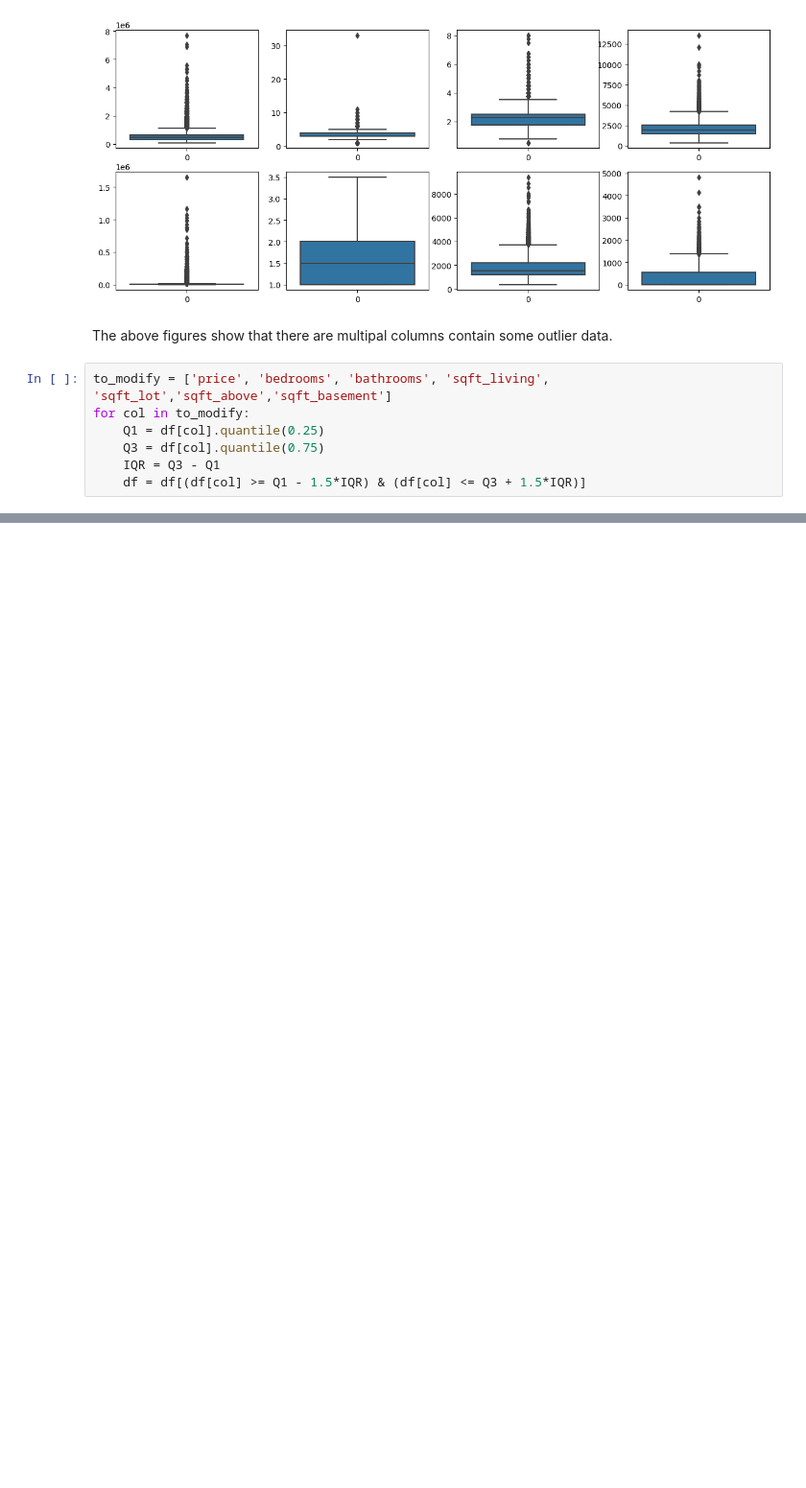
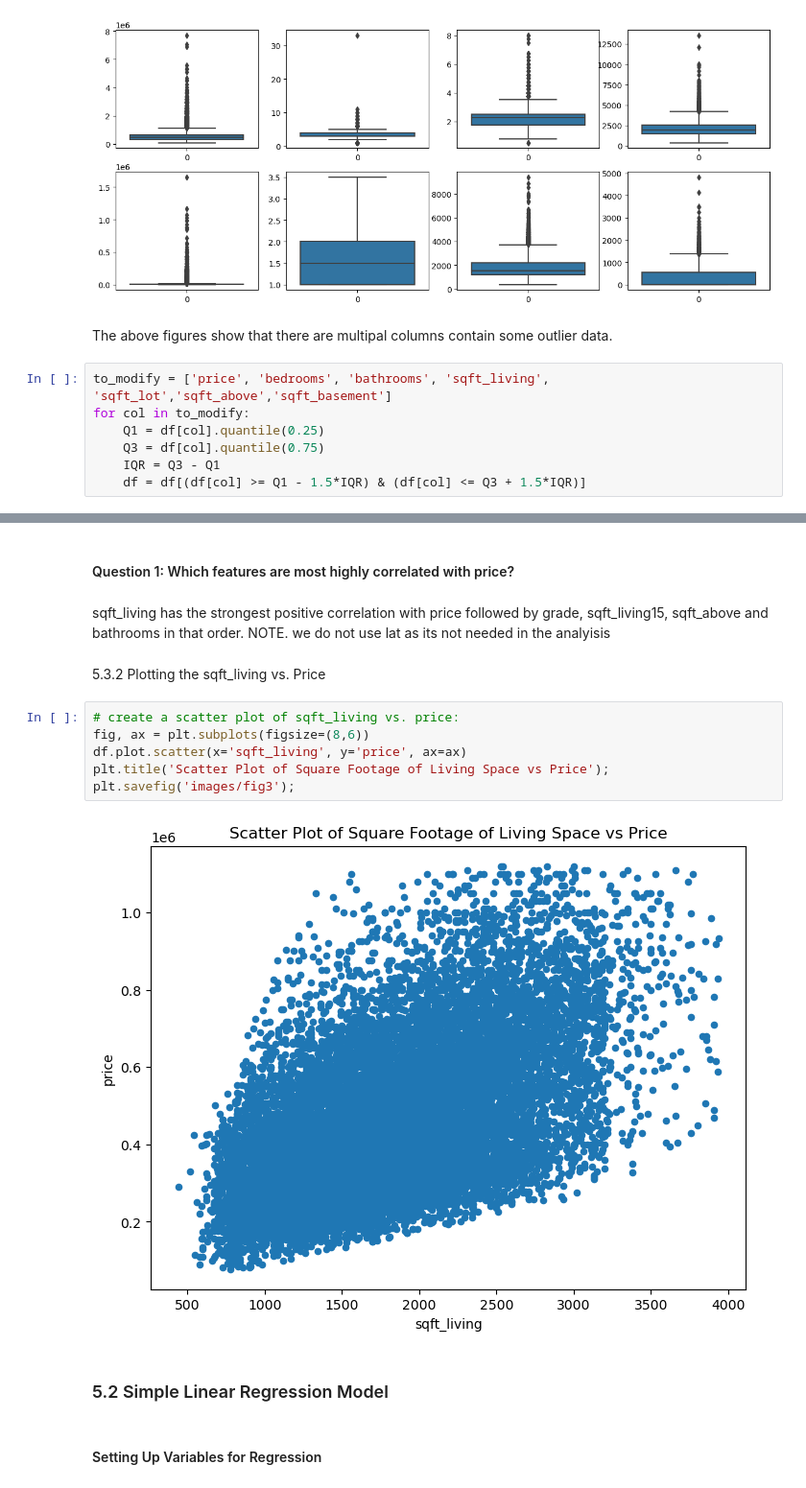
Before and after one commit to Collinskanyiri/dsc-phase-2-project-v2-3, a Jupyter notebook: student.ipynb, the cells around one changed output, grey strips where cells are left out. Shown at 96% size. Cells and saved outputs as stored; diff of their text form; blank space fills up the shorter version.

```diff
--- a/student.ipynb
+++ b/student.ipynb
@@ -588,0 +657,20 @@ plt3 = sns.boxplot(df['sqft_basement'], ax = axs[1,3])
+# %% [markdown]
+#### Question 1: Which features are most highly correlated with price?
+# %% [markdown]
+sqft_living has the strongest positive correlation with price followed by
+ grade, sqft_living15, sqft_above and bathrooms in that order.
+ NOTE. we do not use lat as its not needed in the analyisis
+# %% [markdown]
+5.3.2 Plotting the sqft_living vs. Price
+# %%
+# create a scatter plot of sqft_living vs. price:
+fig, ax = plt.subplots(figsize=(8,6))
+df.plot.scatter(x='sqft_living', y='price', ax=ax)
+plt.title('Scatter Plot of Square Footage of Living Space vs Price');
+plt.savefig('images/fig3');
+# %% [output]
+[figure, added]
+# %% [markdown]
+### 5.2 Simple Linear Regression Model
+# %% [markdown]
+####  Setting Up Variables for Regression
```
Also changed, not shown: parts of 26 cells of this notebook.
